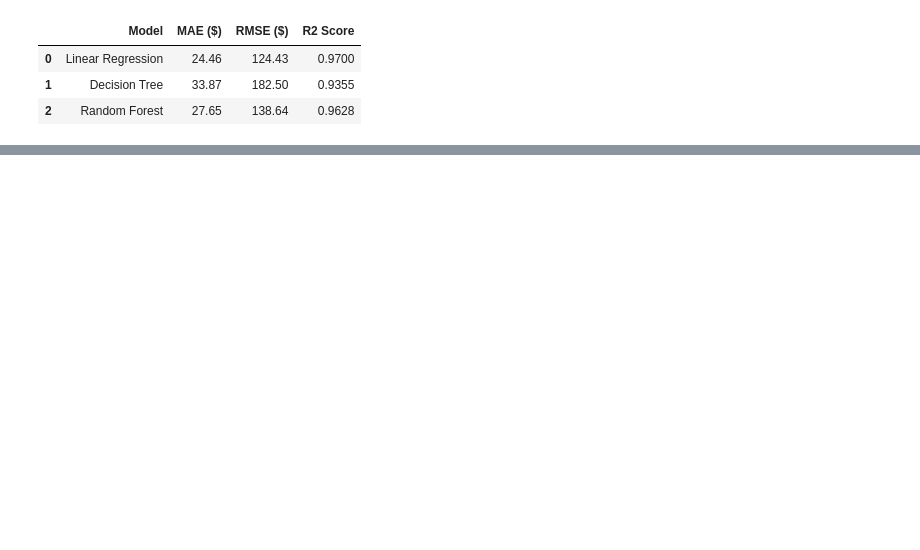
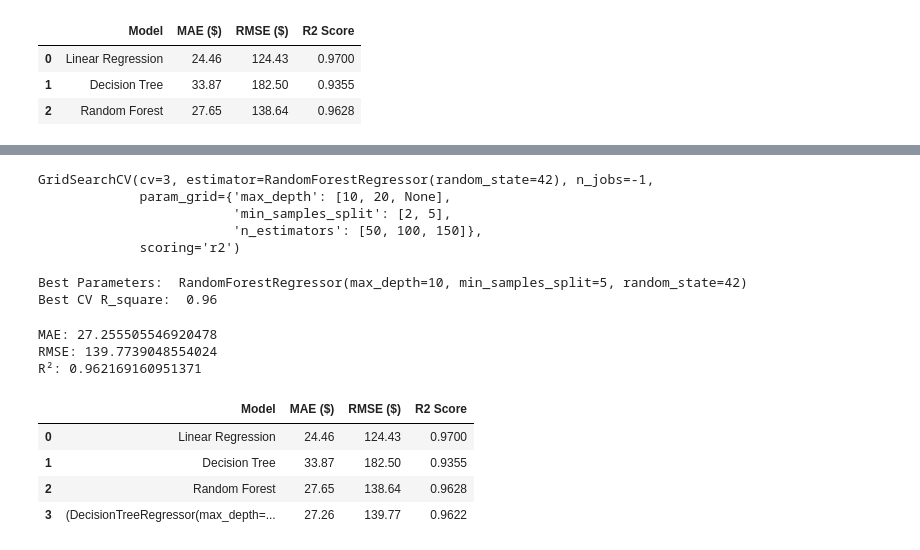
Before and after one commit to techie-priyansh/Vendor-Invoice-Intelligence, a Jupyter notebook: notebooks/01_predicting_freight_cost.ipynb, the cells around one changed output, grey strips where cells are left out. Cells and saved outputs as stored; diff of their text form; code cells hidden in the pictures; blank space fills up the shorter version.

```diff
--- a/notebooks/01_predicting_freight_cost.ipynb
+++ b/notebooks/01_predicting_freight_cost.ipynb
@@ -119,0 +270,11 @@ X_train.shape,X_test.shape
+# %%
+from sklearn.metrics import mean_absolute_error,mean_squared_error,r2_score
+
+import numpy as np
+
+mae = mean_absolute_error(y_test,y_pred)
+rmse = np.sqrt(mean_squared_error(y_test, y_pred))
+r2 = r2_score(y_test, y_pred)
+print("MAE:", mae)
+print("RMSE:", rmse)
+print("R²:", r2)
@@ -199,0 +327,53 @@ Predicted Freight Cost: $65.18
+# %%
+
+rf = RandomForestRegressor(random_state=42)
+
+grid_search = GridSearchCV(
+    estimator=rf,
+    param_grid=param_grid,
+    cv=3,
+    scoring='r2',
+    n_jobs=-1)
+grid_search.fit(X_train, y_train)
+# %% [output]
+GridSearchCV(cv=3, estimator=RandomForestRegressor(random_state=42), n_jobs=-1,
+             param_grid={'max_depth': [10, 20, None],
+                         'min_samples_split': [2, 5],
+                         'n_estimators': [50, 100, 150]},
+             scoring='r2')
+# %%
+print("Best Parameters: ", grid_search.best_estimator_)
+print("Best CV R_square: ", round(grid_search.best_score_,2))
+# %% [output]
+Best Parameters:  RandomForestRegressor(max_depth=10, min_samples_split=5, random_state=42)
+Best CV R_square:  0.96
+# %%
+best_rf_model = grid_search.best_estimator_
+
+y_pred_rf = best_rf_model.predict(X_test)
+mae_best_ef = mean_absolute_error(y_test, y_pred_rf)
+rmse_best_rf = np.sqrt(mean_squared_error(y_test, y_pred_rf))
+r2_best_rf = r2_score(y_test, y_pred_rf)
+print("MAE:", mean_absolute_error(y_test, y_pred_rf))
+print("RMSE:", np.sqrt(mean_squared_error(y_test, y_pred_rf)))
+print("R²:", r2_score(y_test, y_pred_rf))
+results.append({
+    "Model": best_rf_model,
+    "MAE ($)": round(mae_best_ef, 2),
+    "RMSE ($)": round(rmse_best_rf, 2),
+    "R2 Score": round(r2_best_rf, 4)
+})
+# %% [output]
+MAE: 27.255505546920478
+RMSE: 139.7739048554024
+R²: 0.962169160951371
+# %%
+
+results_df = pd.DataFrame(results)
+display(results_df[:])
+# %% [output]
+|  | Model | MAE ($) | RMSE ($) | R2 Score |
+| 0 | Linear Regression | 24.46 | 124.43 | 0.9700 |
+| 1 | Decision Tree | 33.87 | 182.50 | 0.9355 |
+| 2 | Random Forest | 27.65 | 138.64 | 0.9628 |
+| 3 | (DecisionTreeRegressor(max_depth=... | 27.26 | 139.77 | 0.9622 |
```
Also changed, not shown: parts of 22 cells of this notebook, 10 other files.
